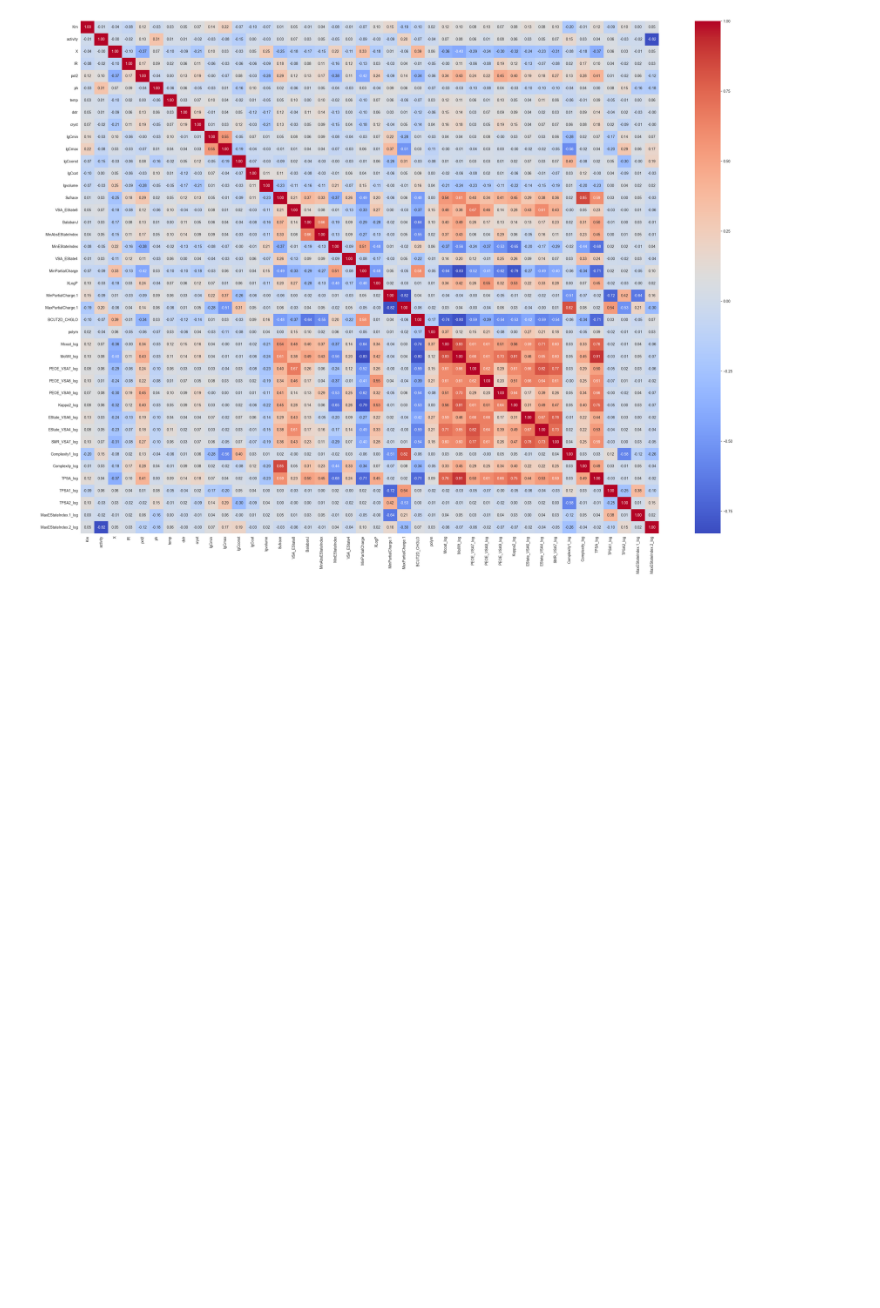
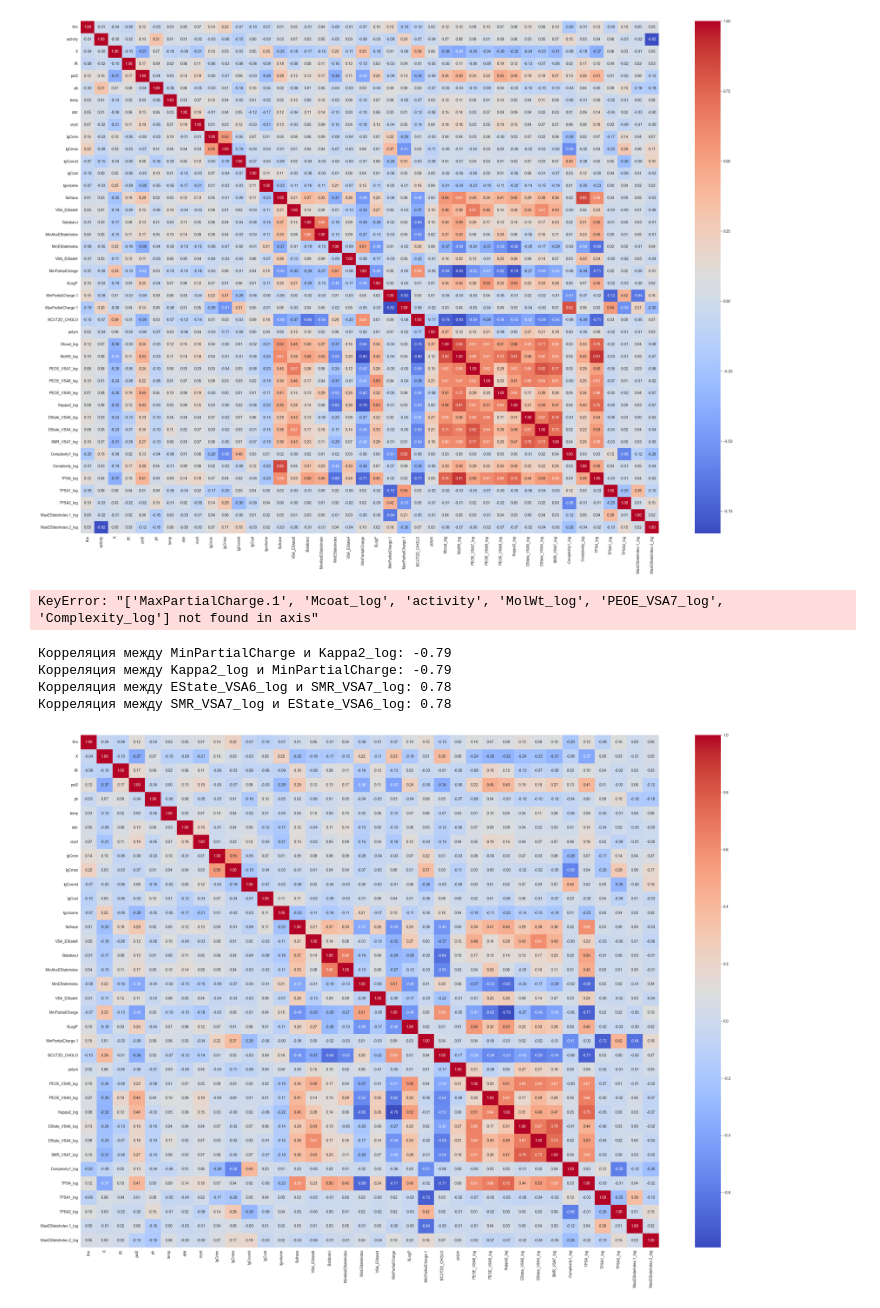
Before and after one commit to illhammm/Nanozymes1, a Jupyter notebook: Data_Preprocessing/data_preprocessing_Km.ipynb, the cells around one changed output. Drawn from its saved outputs; the diff is of its cells as text; code cells hidden in the pictures; blank space fills up the shorter version.

Commit message:
Убрал корреляцию между параметрами выше 80%

```diff
--- a/Data_Preprocessing/data_preprocessing_Km.ipynb
+++ b/Data_Preprocessing/data_preprocessing_Km.ipynb
@@ -156,3 +156,37 @@ plt.show()
 Корреляция между TPSA_log и MolWt_log: 0.91
 Корреляция между MaxEStateIndex.2_log и activity: -0.82
 [figure]
+# %%
+columns_to_drop = ['MaxPartialCharge.1','Mcoat_log','activity','MolWt_log','PEOE_VSA7_log','Complexity_log']
+df.drop(columns=columns_to_drop, inplace=True)
+# %% [output]
+KeyError: "['MaxPartialCharge.1', 'Mcoat_log', 'activity', 'MolWt_log', 'PEOE_VSA7_log', 'Complexity_log'] not found in axis"
+# %%
+# Построение матрицы корреляции
+correlation_matrix = df.corr()
+
+# Настройка размера графика
+plt.figure(figsize=(35, 25))
+
+# Создание тепловой карты
+sns.heatmap(correlation_matrix, annot=True, cmap="coolwarm", fmt=".2f")
+
+# Нахождение столбцов с корреляцией более 75%
+high_correlation = correlation_matrix[abs(correlation_matrix) > 0.75]
+
+# Фильтрация диагонали и столбцов, где корреляция с самим собой
+high_correlation = high_correlation[high_correlation < 1]
+
+# Вывод столбцов с корреляцией более 75%
+columns_with_high_correlation = high_correlation.stack().index
+for col1, col2 in columns_with_high_correlation:
+    print(f"Корреляция между {col1} и {col2}: {correlation_matrix.loc[col1, col2]:.2f}")
+
+# Отображение графика
+plt.show()
+# %% [output]
+Корреляция между MinPartialCharge и Kappa2_log: -0.79
+Корреляция между Kappa2_log и MinPartialCharge: -0.79
+Корреляция между EState_VSA6_log и SMR_VSA7_log: 0.78
+Корреляция между SMR_VSA7_log и EState_VSA6_log: 0.78
+[figure, added]
```
Also changed, not shown: parts of 1 cell of this notebook.
